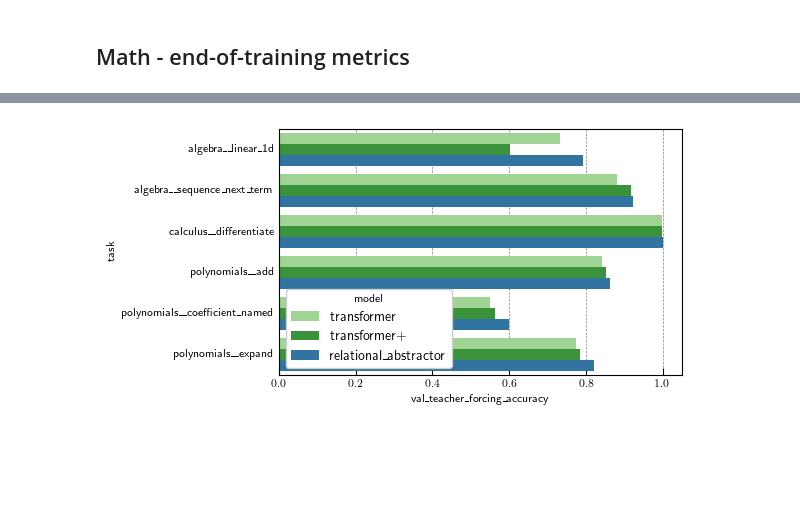
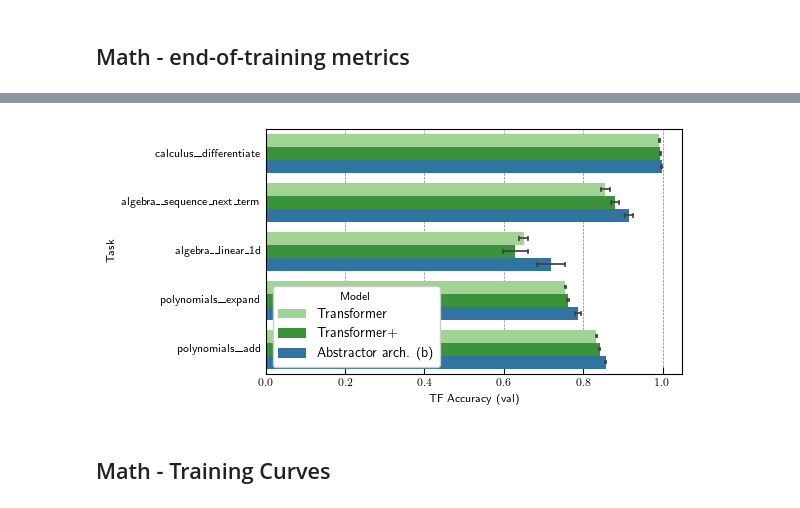
Before and after one commit to jdlafferty/relational, a Jupyter notebook: paper/paper_figures/create_figures.ipynb, the cells around one changed output, grey strips where cells are left out. Cells and saved outputs as stored; diff of their text form; code cells hidden in the pictures; blank space fills up the shorter version.

Commit message:
updated create_figures added math experiments figs

```diff
--- a/paper/paper_figures/create_figures.ipynb
+++ b/paper/paper_figures/create_figures.ipynb
@@ -333,17 +331,24 @@ figure_data = pd.read_csv('figure_data/math_endoftraining_metrics.csv', index_co
 # %%
-metrics = ['teacher_forcing_accuracy', 'val_teacher_forcing_accuracy']
-models = ['tfm_transformer-medium', 'tfm_transformer-medium+', 'tfm_relational_abstractor-medium'] #, 'tfm_relational_abstractor2-medium']
+figure_data = pd.read_csv('figure_data/math/math_endoftraining_metrics.csv', index_col=0)
+
+metrics = ['TF Accuracy', 'TF Accuracy (val)']
+models = ['transformer-medium', 'transformer-medium+', 'relational_abstractor-medium'] #, 'relational_abstractor2-medium'] (only has 1 trial each for now)
 model_name_map = {
-        'tfm_transformer-medium': 'transformer', 'tfm_transformer-medium+': 'transformer+',
-        'tfm_relational_abstractor-medium': 'relational_abstractor', 'tfm_relational_abstractor2-medium': 'relational_abstractor (v2)'}
+        'transformer-medium': 'Transformer', 'transformer-medium+': 'Transformer+',
+        'relational_abstractor-medium': 'Abstractor arch. (b)', 'relational_abstractor2-medium': 'Abstractor arch. (c)'}
 
 table_data = figure_data.copy()
+
 model_filter = table_data['group'].isin(models)
-table_data = table_data[model_filter][metrics + ['group', 'task']]
+name_filter = table_data.name.str.contains('trial=')
+table_data = table_data[model_filter & name_filter]
+
 table_data['group'] = pd.Categorical(table_data['group'], models, ordered=True)
 table_data['group'] = table_data['group'].map(model_name_map)
-table_data.rename(columns={'group': 'model'}, inplace=True)
-table_data = table_data.set_index(['task', 'model'])[metrics]
-table_data.sort_index(inplace=True)
-table_data
+table_data.rename(columns={'group': 'Model', 'task': 'Task', 'teacher_forcing_accuracy': 'TF Accuracy', 'val_teacher_forcing_accuracy': 'TF Accuracy (val)'},
+        inplace=True)
+
+table_data_agg = table_data.groupby(['Task', 'Model'])[metrics].aggregate(['mean', 'sem', 'std', 'count'])
+table_data_agg.sort_index(inplace=True)
+table_data_agg
 # %% [output]
@@ -368,16 +373,16 @@ table_data
 # %%
 # bar plot figure
 color_map_ = {
-    'relational_abstractor': cmap(0),
-    'transformer': cmap(5), 'transformer+': cmap(4),
+    'Abstractor arch. (b)': cmap(0),
+    'Transformer': cmap(5), 'Transformer+': cmap(4),
     }
 
 fig, ax = plt.subplots(figsize=(6, 3))
-sns.barplot(table_data.reset_index(), x='val_teacher_forcing_accuracy', y='task', hue='model', orient='h', palette=color_map_,
-                        estimator='mean', errorbar=('ci', 95), errwidth=1.25, capsize=0.05, ax=ax)
+sns.barplot(table_data.reset_index(), x='TF Accuracy (val)', y='Task', hue='Model', orient='h', palette=color_map_,
+                        estimator='mean', errorbar=('se', 2), errwidth=1.25, capsize=0.05, ax=ax)
 fig.set_tight_layout(True)
 sns.move_legend(ax, "lower left")
-fig.savefig(f'{save_dir}/math_tfm_metrics.pdf')
+fig.savefig(f'{save_dir}/math_metrics.pdf')
 # %% [output]
-[figure, old version]
+[figure, new version]
 # %%
@@ -390 +401,3 @@ with open(latex_table_file, 'w') as f:
+# %% [markdown]
+## Math - Training Curves
 # %%
```
Also changed, not shown: parts of 13 cells of this notebook.
